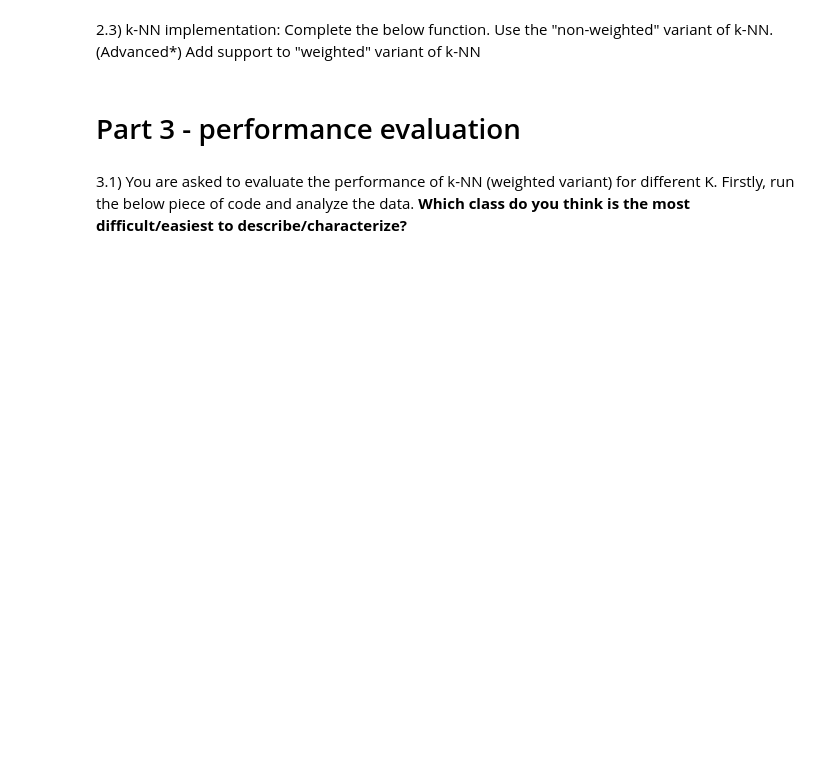
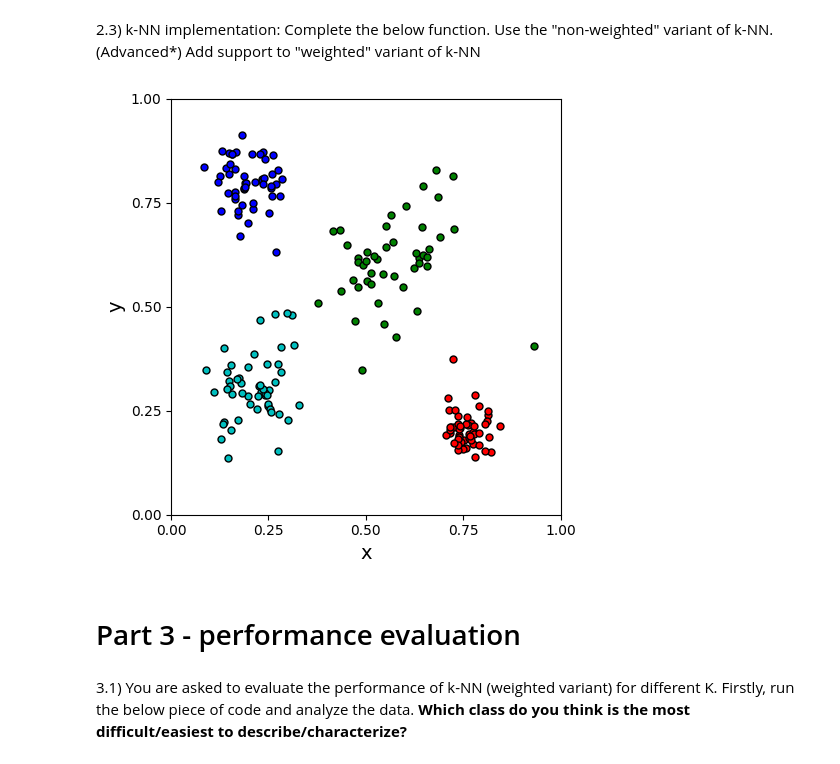
Before and after one commit to bujowskis/put-IAI-labs, a Jupyter notebook: lab2-classification/Exercises.ipynb, the cells around one changed output. Cells and saved outputs as stored; diff of their text form; code cells hidden in the pictures; blank space fills up the shorter version.

```diff
--- a/lab2-classification/Exercises.ipynb
+++ b/lab2-classification/Exercises.ipynb
@@ -212,18 +215,47 @@ cm.displayDataSet(plt, DATA, CLASSIFIED, NOT_CLASSIFIED) #plt = plot package; se
 # %%
 def doKNN(K, DATA, CLASSIFIED, NOT_CLASSIFIED):
     ### COPY INPUT CLASSIFIED OBJECTS
     ### WHEN CLASSIFYING "NOT_CLASSIFIED" OBJECTS, UPDATE THE CL, i.e., ADD RESPECTIVE INDICES
     CL = copy.deepcopy(CLASSIFIED)
     ### For each index in NOT_CLASSIFIED, store here its corresponding (computed) class (in this exercise = 0, 1, or 2)
-    UPDATE = []
+    UPDATE = [[] for i in range(len(CLASSIFIED))]
+    classified_indices = list()
+    for i in range(len(CLASSIFIED)):
+        classified_indices += CLASSIFIED[i]
     for IDX in NOT_CLASSIFIED:
-    # TODO
+        neighbors = [(-1, np.inf) for i in range(K)]
+        for clf_idx in classified_indices:
+            distance = cm.getEuclideanDistance(DATA[IDX], DATA[clf_idx])
+            near_idx = K
+            for i in reversed(range(K)):
+                if distance < neighbors[i][1]:
+                    near_idx = i
+                else:
+                    break
+            neighbors.insert(near_idx, (clf_idx, distance))
+            neighbors.pop()
+        class_count = [0 for i in range(4)]
+        for neighbor in neighbors:
+            for i in range(len(CLASSIFIED)):
+                if neighbor[0] in CLASSIFIED[i]:
+                    class_count[i] += 1
+                    break
+        max_class = (-1, 0)
+        for i in range(len(CLASSIFIED)):
+            if class_count[i] > max_class[1]:
+                max_class = (i, class_count[i])
+        UPDATE[max_class[0]].append(IDX)
 
     ################
+    for i in range(len(CLASSIFIED)):
+        CL[i] += UPDATE[i]
+
     return CL
 #DISPLAY CLASSIFIED DATA
 NEW_CLASSIFIED = doKNN(2, DATA, CLASSIFIED, NOT_CLASSIFIED)
 cm.displayDataSet(plt, DATA, NEW_CLASSIFIED)
+# %% [output]
+[figure, added]
 # %% [markdown]
 # Part 3 - performance evaluation
 # %% [markdown]
```
Also changed, not shown: parts of 8 cells of this notebook, 2 other files.
